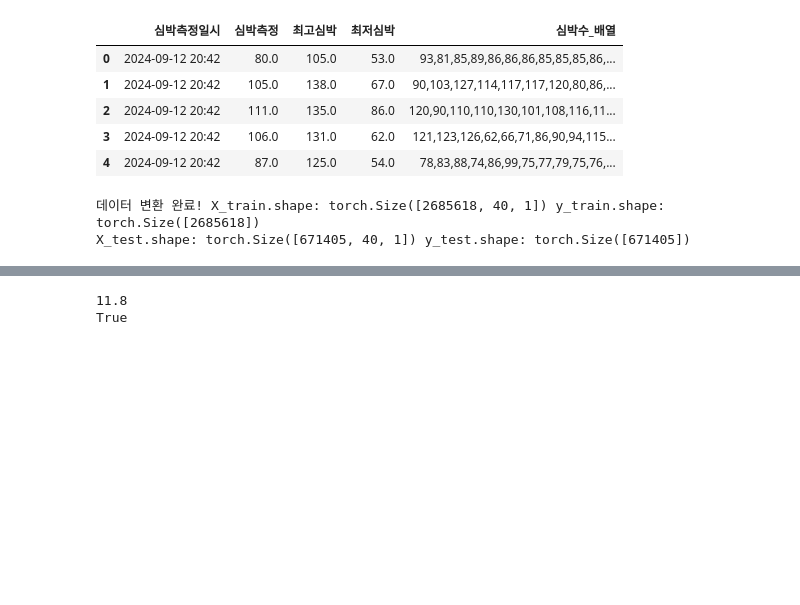
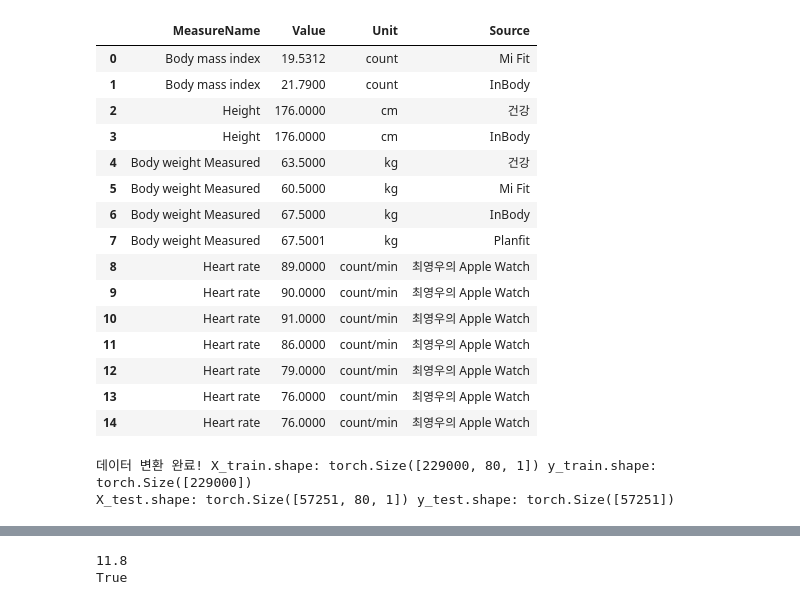
Before and after one commit to 0right0705/PPG-Analysis, a Jupyter notebook: HeartRatesLSTM.ipynb, the cells around one changed output, grey strips where cells are left out. Saved outputs shown, nothing was run; the diff lists cells and outputs as text; code cells hidden in the pictures; blank space fills up the shorter version.

Commit message:
change data

```diff
--- a/HeartRatesLSTM.ipynb
+++ b/HeartRatesLSTM.ipynb
@@ -12,15 +12,25 @@ import pickle
 from tqdm import tqdm
 from sklearn.metrics import r2_score, accuracy_score
 # %%
-data = pd.read_csv('/home/youngwoo/한국건강증진개발원_보건소 모바일 헬스케어_심박수_20240912.csv', encoding='cp949')
-data.head()
+data = pd.read_csv('/home/youngwoo/export_cda.csv', encoding='utf-8')
+data.head(15)
 # %% [output]
-|  | 심박측정일시 | 심박측정 | 최고심박 | 최저심박 | 심박수_배열 |
-| 0 | 2024-09-12 20:42 | 80.0 | 105.0 | 53.0 | 93,81,85,89,86,86,86,85,85,85,86,... |
-| 1 | 2024-09-12 20:42 | 105.0 | 138.0 | 67.0 | 90,103,127,114,117,117,120,80,86,... |
-| 2 | 2024-09-12 20:42 | 111.0 | 135.0 | 86.0 | 120,90,110,110,130,101,108,116,11... |
-| 3 | 2024-09-12 20:42 | 106.0 | 131.0 | 62.0 | 121,123,126,62,66,71,86,90,94,115... |
-| 4 | 2024-09-12 20:42 | 87.0 | 125.0 | 54.0 | 78,83,88,74,86,99,75,77,79,75,76,... |
+|  | MeasureName | Value | Unit | Source |
+| 0 | Body mass index | 19.5312 | count | Mi Fit |
+| 1 | Body mass index | 21.7900 | count | InBody |
+| 2 | Height | 176.0000 | cm | 건강 |
+| 3 | Height | 176.0000 | cm | InBody |
+| 4 | Body weight Measured | 63.5000 | kg | 건강 |
+| 5 | Body weight Measured | 60.5000 | kg | Mi Fit |
+| 6 | Body weight Measured | 67.5000 | kg | InBody |
+| 7 | Body weight Measured | 67.5001 | kg | Planfit |
+| 8 | Heart rate | 89.0000 | count/min | 최영우의 Apple Watch |
+| 9 | Heart rate | 90.0000 | count/min | 최영우의 Apple Watch |
+| 10 | Heart rate | 91.0000 | count/min | 최영우의 Apple Watch |
+| 11 | Heart rate | 86.0000 | count/min | 최영우의 Apple Watch |
+| 12 | Heart rate | 79.0000 | count/min | 최영우의 Apple Watch |
+| 13 | Heart rate | 76.0000 | count/min | 최영우의 Apple Watch |
+| 14 | Heart rate | 76.0000 | count/min | 최영우의 Apple Watch |
 # %%
 import numpy as np
 
@@ -86,11 +117,11 @@ def setTrainTestData(X_tensor, y_tensor, batch_size):
     return train_loader, test_loader, X_train, y_train, X_test, y_test
 # %%
 ##수 정 할 변 수 들##
-seq_length = 40 # Length of Sequence
-batch_size = 64 # Literally Batch Size
+seq_length = 80 # Length of Sequence
+batch_size = 32 # Literally Batch Size
 num_epochs = 15 # How much time will model practice?
 update_interval = 20  # tqdm 업데이트 주기 (매 10배치마다 갱신)
-practice_num = 3 # set Pickle File Number (update +1 every time)
+practice_num = 6 # set Pickle File Number (update +1 every time)
 
 # main section
 ppg_data = makeNumpyData(data)
@@ -98,5 +129,5 @@ X, y = createSequence(ppg_data, seq_length)
 X_tensor, y_tensor = makeTensorData(X, y)
 train_loader, test_loader, X_train, y_train, X_test, y_test = setTrainTestData(X_tensor, y_tensor, batch_size)
 # %% [output]
-데이터 변환 완료! X_train.shape: torch.Size([2685618, 40, 1]) y_train.shape: torch.Size([2685618])
-X_test.shape: torch.Size([671405, 40, 1]) y_test.shape: torch.Size([671405])
+데이터 변환 완료! X_train.shape: torch.Size([229000, 80, 1]) y_train.shape: torch.Size([229000])
+X_test.shape: torch.Size([57251, 80, 1]) y_test.shape: torch.Size([57251])
```
Also changed, not shown: parts of 5 cells of this notebook, 3 other files.
